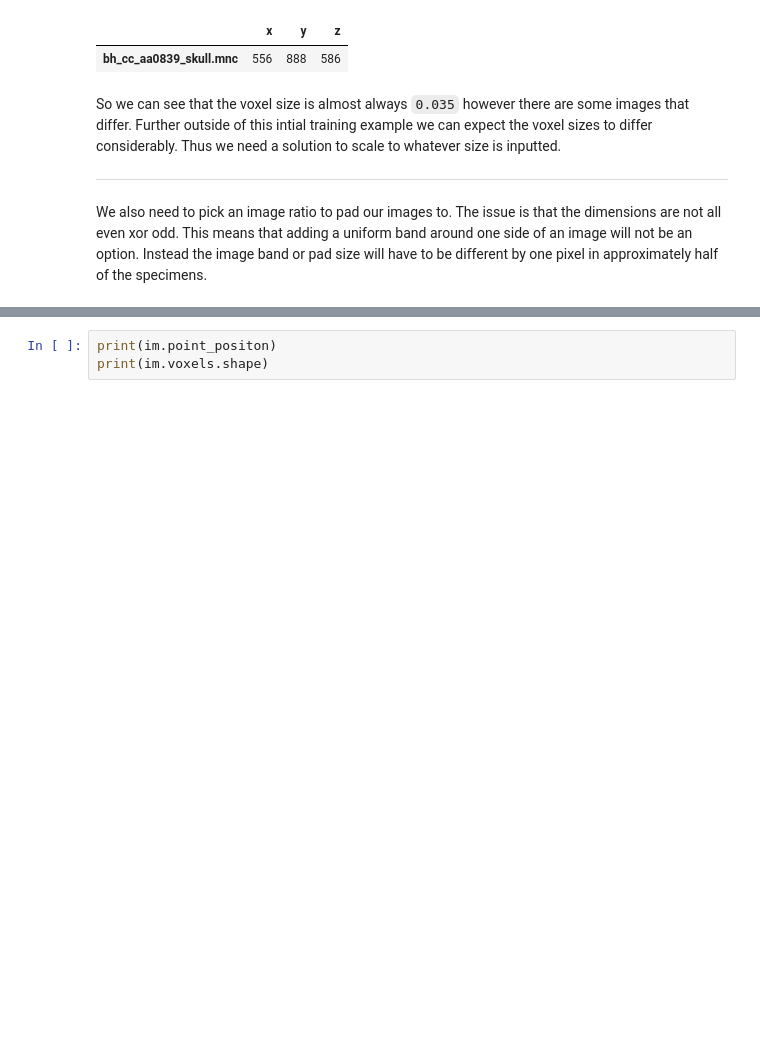
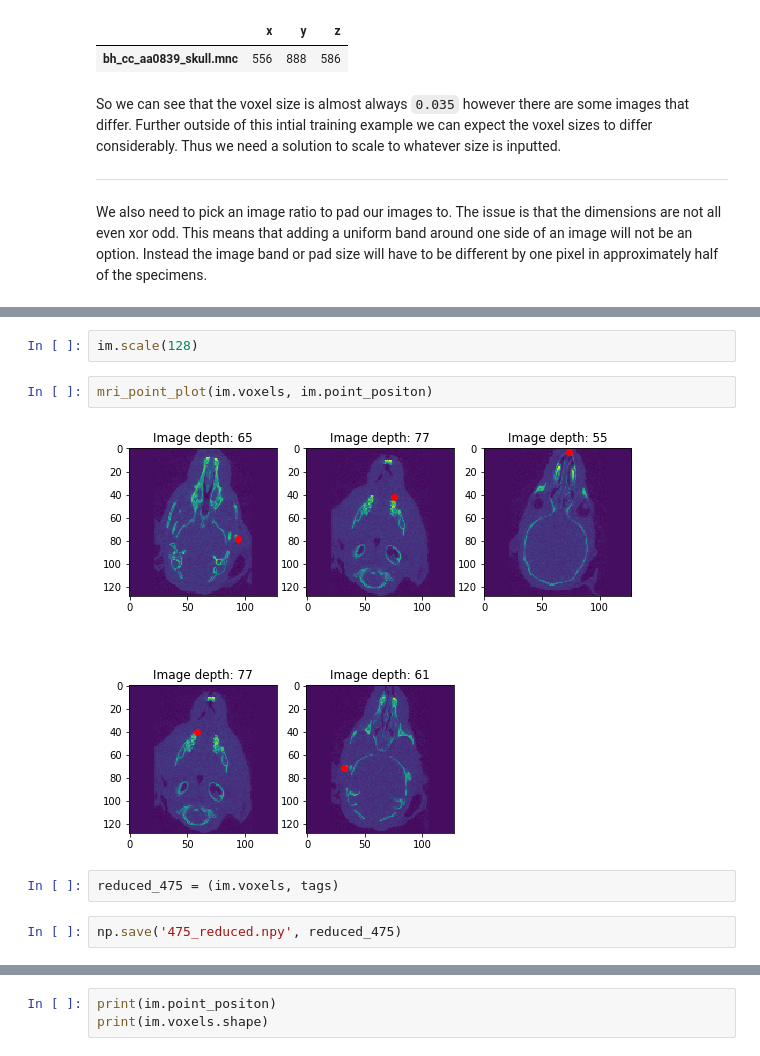
Before and after one commit to 3DLables/3DLabeler, a Jupyter notebook: EDA.ipynb, the cells around one changed output, grey strips where cells are left out. Drawn from its saved outputs; the diff is of its cells as text; blank space fills up the shorter version.

```diff
--- a/EDA.ipynb
+++ b/EDA.ipynb
@@ -295,0 +347,10 @@ im = images.Image(data, (0.035, 0.035, 0.035), tags)
+# %%
+im.scale(128)
+# %%
+mri_point_plot(im.voxels, im.point_positon)
+# %% [output]
+[figure, added]
+# %%
+reduced_475 = (im.voxels, tags)
+# %%
+np.save('475_reduced.npy', reduced_475)
```
Also changed, not shown: parts of 24 cells of this notebook, 3 other files.
